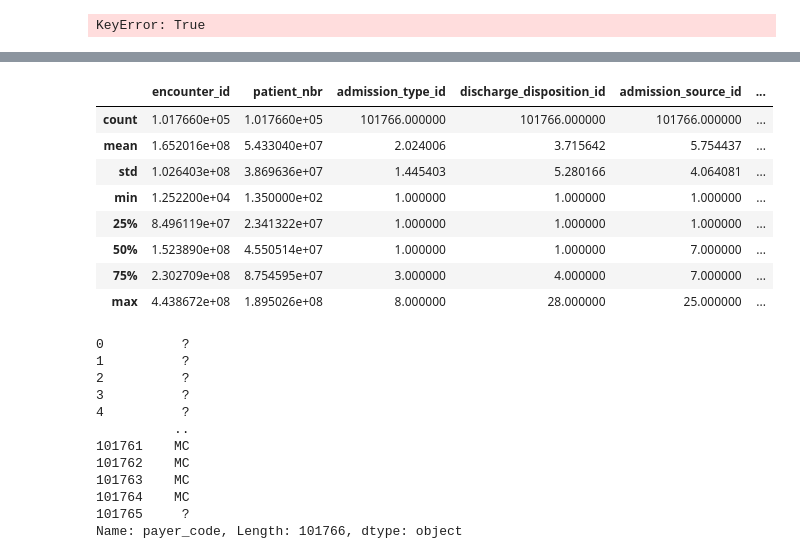
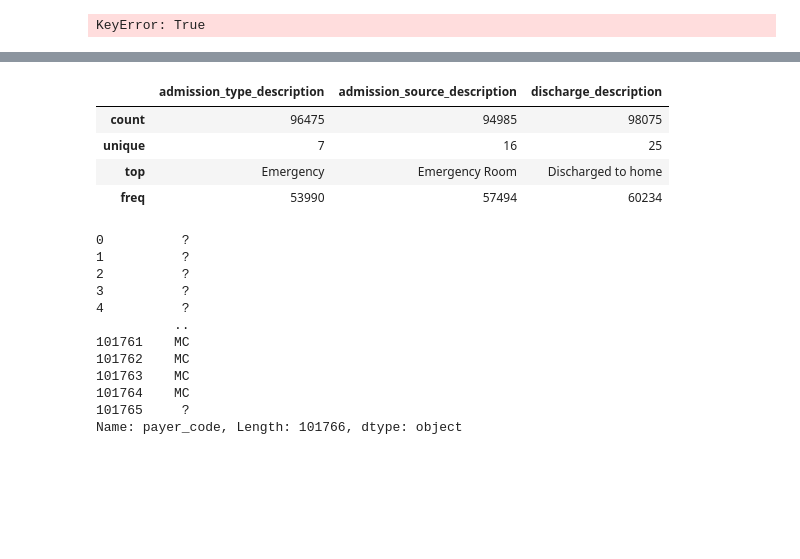
Before and after one commit to mlgoel/CS216, a Jupyter notebook: Project.ipynb, the cells around one changed output, grey strips where cells are left out. Saved outputs shown, nothing was run; the diff lists cells and outputs as text; code cells hidden in the pictures; blank space fills up the shorter version.

```diff
--- a/Project.ipynb
+++ b/Project.ipynb
@@ -79,15 +79,11 @@ print(diabetes)
-# %%
-diabetes.describe()
-# %% [output]
-|  | encounter_id | patient_nbr | admission_type_id | discharge_disposition_id | admission_source_id | ... |
-| count | 1.017660e+05 | 1.017660e+05 | 101766.000000 | 101766.000000 | 101766.000000 | ... |
-| mean | 1.652016e+08 | 5.433040e+07 | 2.024006 | 3.715642 | 5.754437 | ... |
-| std | 1.026403e+08 | 3.869636e+07 | 1.445403 | 5.280166 | 4.064081 | ... |
-| min | 1.252200e+04 | 1.350000e+02 | 1.000000 | 1.000000 | 1.000000 | ... |
-| 25% | 8.496119e+07 | 2.341322e+07 | 1.000000 | 1.000000 | 1.000000 | ... |
-| 50% | 1.523890e+08 | 4.550514e+07 | 1.000000 | 1.000000 | 7.000000 | ... |
-| 75% | 2.302709e+08 | 8.754595e+07 | 3.000000 | 4.000000 | 7.000000 | ... |
-| max | 4.438672e+08 | 1.895026e+08 | 8.000000 | 28.000000 | 25.000000 | ... |
+# %%
+diabetes[["admission_type_description", "admission_source_description", "discharge_description"]].describe()
+# %% [output]
+|  | admission_type_description | admission_source_description | discharge_description |
+| count | 96475 | 94985 | 98075 |
+| unique | 7 | 16 | 25 |
+| top | Emergency | Emergency Room | Discharged to home |
+| freq | 53990 | 57494 | 60234 |
 # %%
 diabetes["payer_code"]
 # %% [output]
```
Also changed, not shown: parts of 2 cells of this notebook.
